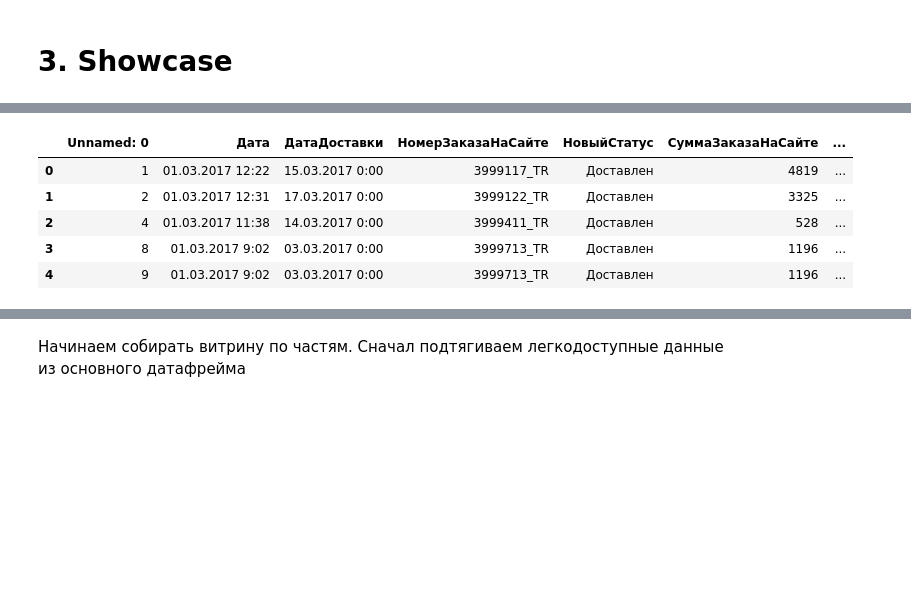
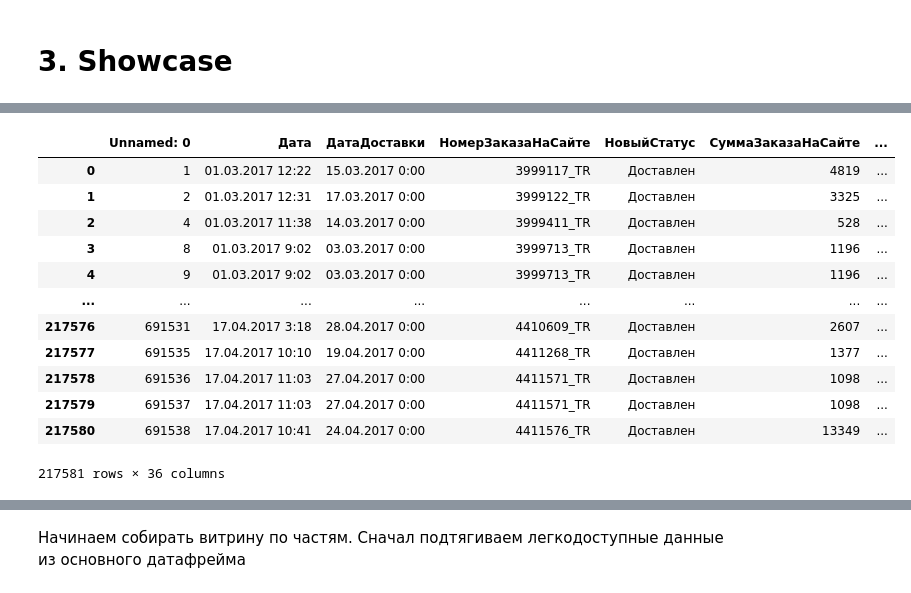
Before and after one commit to juli-ter/Project_SAS, a Jupyter notebook: 3_Showcase.ipynb, the cells around one changed output, grey strips where cells are left out. Cells and saved outputs as stored; diff of their text form; code cells hidden in the pictures; blank space fills up the shorter version.

```diff
--- a/3_Showcase.ipynb
+++ b/3_Showcase.ipynb
@@ -17,9 +20,16 @@ df = pd.read_csv(path+'clean_data_final01.csv')
 # %%
-df.head()
+df
 # %% [output]
 |  | Unnamed: 0 | Дата | ДатаДоставки | НомерЗаказаНаСайте | НовыйСтатус | СуммаЗаказаНаСайте | ... |
 | 0 | 1 | 01.03.2017 12:22 | 15.03.2017 0:00 | 3999117_TR | Доставлен | 4819 | ... |
 | 1 | 2 | 01.03.2017 12:31 | 17.03.2017 0:00 | 3999122_TR | Доставлен | 3325 | ... |
 | 2 | 4 | 01.03.2017 11:38 | 14.03.2017 0:00 | 3999411_TR | Доставлен | 528 | ... |
 | 3 | 8 | 01.03.2017 9:02 | 03.03.2017 0:00 | 3999713_TR | Доставлен | 1196 | ... |
 | 4 | 9 | 01.03.2017 9:02 | 03.03.2017 0:00 | 3999713_TR | Доставлен | 1196 | ... |
+| ... | ... | ... | ... | ... | ... | ... | ... |
+| 217576 | 691531 | 17.04.2017 3:18 | 28.04.2017 0:00 | 4410609_TR | Доставлен | 2607 | ... |
+| 217577 | 691535 | 17.04.2017 10:10 | 19.04.2017 0:00 | 4411268_TR | Доставлен | 1377 | ... |
+| 217578 | 691536 | 17.04.2017 11:03 | 27.04.2017 0:00 | 4411571_TR | Доставлен | 1098 | ... |
+| 217579 | 691537 | 17.04.2017 11:03 | 27.04.2017 0:00 | 4411571_TR | Доставлен | 1098 | ... |
+| 217580 | 691538 | 17.04.2017 10:41 | 24.04.2017 0:00 | 4411576_TR | Доставлен | 13349 | ... |
+217581 rows × 36 columns
```
Also changed, not shown: parts of 20 cells of this notebook.
